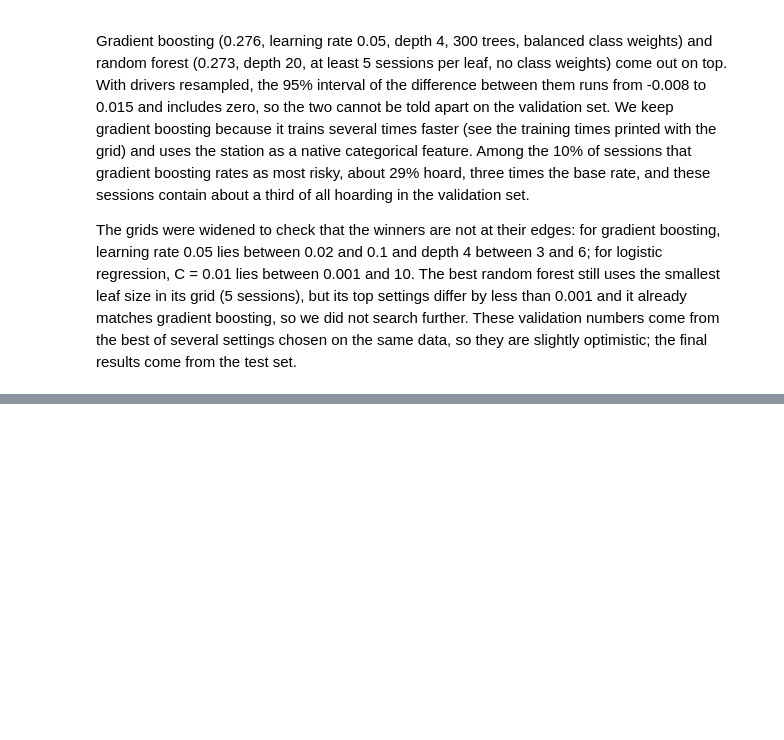
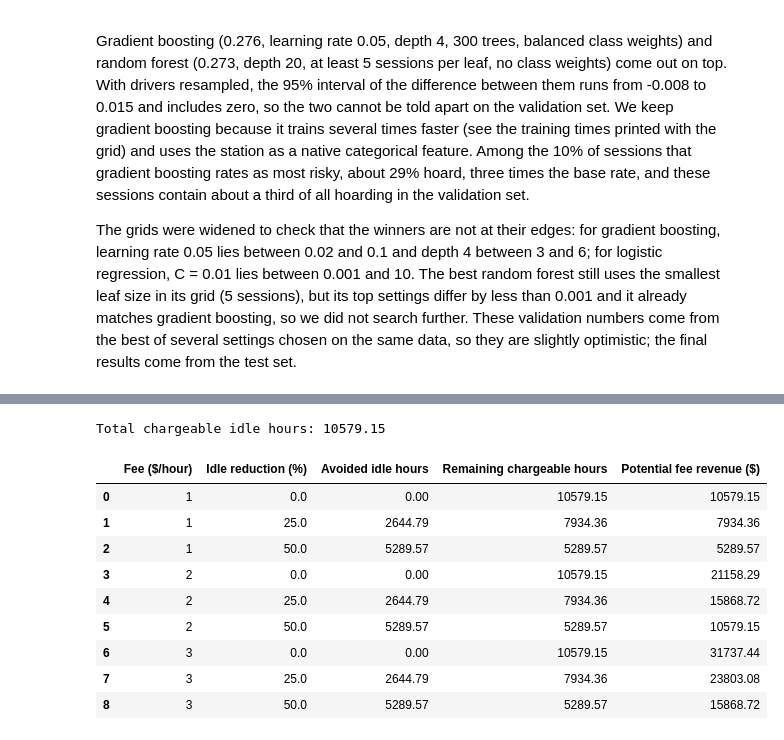
Before and after one commit to Teresa7810/Introduction-to-Business-Analytics, a Jupyter notebook: 4. Exploratory.ipynb, the cells around one changed output, grey strips where cells are left out. Saved outputs shown, nothing was run; the diff lists cells and outputs as text; code cells hidden in the pictures; blank space fills up the shorter version.

```diff
--- a/4. Exploratory.ipynb
+++ b/4. Exploratory.ipynb
@@ -891,0 +1532,58 @@ The grids were widened to check that the winners are not at their edges: for gra
+# %%
+
+# STEP 4.5B — Hypothetical idle fee scenarios
+# 2018–2019, with the first idle hour free.
+
+recent = ev[
+    ev["start"].dt.year.isin([2018, 2019])
+].copy()
+
+# Only idle time beyond the first hour is chargeable.
+recent["chargeable_idle_hours"] = (
+    recent["idle_hours"] - 1
+).clip(lower=0)
+
+total_chargeable = recent["chargeable_idle_hours"].sum()
+
+# Illustrative fees in USD per excess idle hour.
+fee_rates = [1, 2, 3]
+
+# Scenarios for behavioural reduction in chargeable idle hours.
+reduction_rates = [0.00, 0.25, 0.50]
+
+results = []
+
+for fee_rate in fee_rates:
+    for reduction in reduction_rates:
+
+        remaining_hours = total_chargeable * (1 - reduction)
+        avoided_hours = total_chargeable * reduction
+
+        # Assumes all remaining chargeable hours are billed
+        # and successfully collected.
+        potential_revenue = remaining_hours * fee_rate
+
+        results.append({
+            "Fee ($/hour)": fee_rate,
+            "Idle reduction (%)": reduction * 100,
+            "Avoided idle hours": avoided_hours,
+            "Remaining chargeable hours": remaining_hours,
+            "Potential fee revenue ($)": potential_revenue
+        })
+
+fee_scenarios = pd.DataFrame(results)
+
+print("Total chargeable idle hours:", round(total_chargeable, 2))
+display(fee_scenarios.round(2))
+# %% [output]
+Total chargeable idle hours: 10579.15
+|  | Fee ($/hour) | Idle reduction (%) | Avoided idle hours | Remaining chargeable hours | Potential fee revenue ($) |
+| 0 | 1 | 0.0 | 0.00 | 10579.15 | 10579.15 |
+| 1 | 1 | 25.0 | 2644.79 | 7934.36 | 7934.36 |
+| 2 | 1 | 50.0 | 5289.57 | 5289.57 | 5289.57 |
+| 3 | 2 | 0.0 | 0.00 | 10579.15 | 21158.29 |
+| 4 | 2 | 25.0 | 2644.79 | 7934.36 | 15868.72 |
+| 5 | 2 | 50.0 | 5289.57 | 5289.57 | 10579.15 |
+| 6 | 3 | 0.0 | 0.00 | 10579.15 | 31737.44 |
+| 7 | 3 | 25.0 | 2644.79 | 7934.36 | 23803.08 |
+| 8 | 3 | 50.0 | 5289.57 | 5289.57 | 15868.72 |
```
Also changed, not shown: parts of 24 cells of this notebook.
